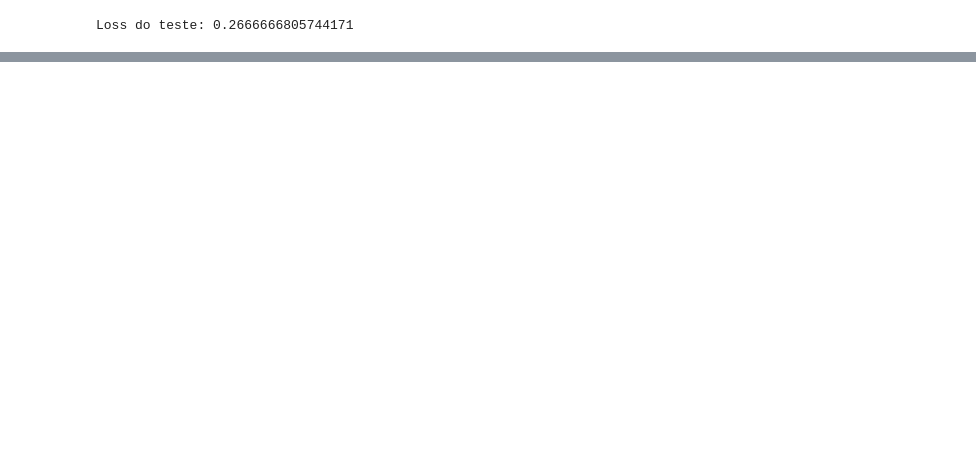
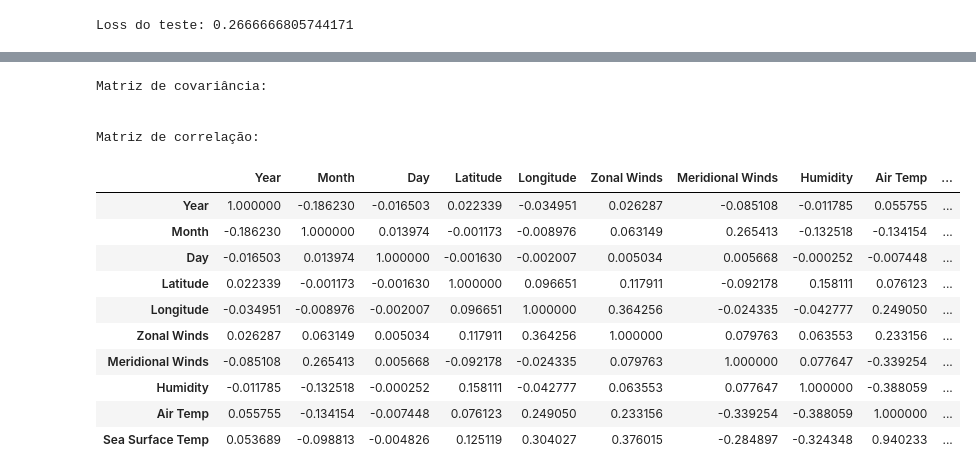
Before and after one commit to alicevk/RNAG-TCS, a Jupyter notebook: main.ipynb, the cells around one changed output, grey strips where cells are left out. Cells and saved outputs as stored; diff of their text form; code cells hidden in the pictures; blank space fills up the shorter version.

```diff
--- a/main.ipynb
+++ b/main.ipynb
@@ -324,0 +327,28 @@ plt.show()
+# %%
+# Matriz de covâriancia
+df_covariancia = df.cov()
+
+# Matriz de correlação
+df_correlacao = df.corr()
+
+print('Matriz de covariância: ')
+df_covariancia
+
+print('\n\nMatriz de correlação: ')
+df_correlacao
+# %% [output]
+Matriz de covariância:
+
+
+Matriz de correlação:
+|  | Year | Month | Day | Latitude | Longitude | Zonal Winds | Meridional Winds | Humidity | Air Temp | ... |
+| Year | 1.000000 | -0.186230 | -0.016503 | 0.022339 | -0.034951 | 0.026287 | -0.085108 | -0.011785 | 0.055755 | ... |
+| Month | -0.186230 | 1.000000 | 0.013974 | -0.001173 | -0.008976 | 0.063149 | 0.265413 | -0.132518 | -0.134154 | ... |
+| Day | -0.016503 | 0.013974 | 1.000000 | -0.001630 | -0.002007 | 0.005034 | 0.005668 | -0.000252 | -0.007448 | ... |
+| Latitude | 0.022339 | -0.001173 | -0.001630 | 1.000000 | 0.096651 | 0.117911 | -0.092178 | 0.158111 | 0.076123 | ... |
+| Longitude | -0.034951 | -0.008976 | -0.002007 | 0.096651 | 1.000000 | 0.364256 | -0.024335 | -0.042777 | 0.249050 | ... |
+| Zonal Winds | 0.026287 | 0.063149 | 0.005034 | 0.117911 | 0.364256 | 1.000000 | 0.079763 | 0.063553 | 0.233156 | ... |
+| Meridional Winds | -0.085108 | 0.265413 | 0.005668 | -0.092178 | -0.024335 | 0.079763 | 1.000000 | 0.077647 | -0.339254 | ... |
+| Humidity | -0.011785 | -0.132518 | -0.000252 | 0.158111 | -0.042777 | 0.063553 | 0.077647 | 1.000000 | -0.388059 | ... |
+| Air Temp | 0.055755 | -0.134154 | -0.007448 | 0.076123 | 0.249050 | 0.233156 | -0.339254 | -0.388059 | 1.000000 | ... |
+| Sea Surface Temp | 0.053689 | -0.098813 | -0.004826 | 0.125119 | 0.304027 | 0.376015 | -0.284897 | -0.324348 | 0.940233 | ... |
```
Also changed, not shown: parts of 12 cells of this notebook.
